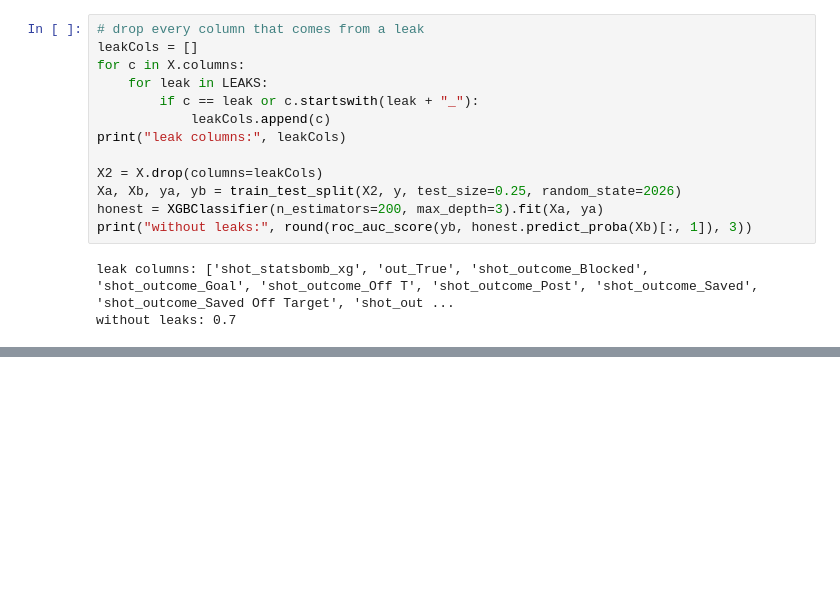
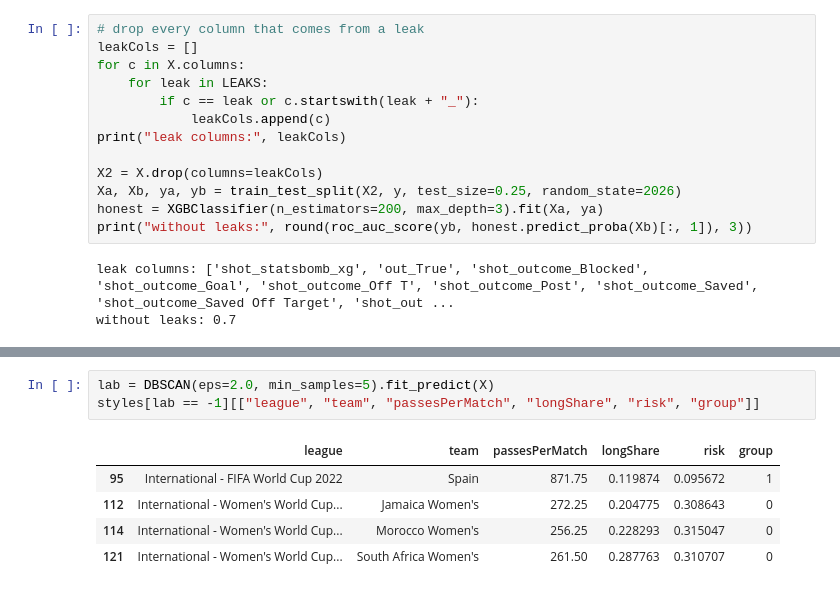
Before and after one commit to darpan-chapagain/goal-pass-predictor, a Jupyter notebook: notebooks/03_eda.ipynb, the cells around one changed output, grey strips where cells are left out. Cells and saved outputs as stored; diff of their text form; blank space fills up the shorter version.

```diff
--- a/notebooks/03_eda.ipynb
+++ b/notebooks/03_eda.ipynb
@@ -111,0 +265,9 @@ without leaks: 0.7
+# %%
+lab = DBSCAN(eps=2.0, min_samples=5).fit_predict(X)
+styles[lab == -1][["league", "team", "passesPerMatch", "longShare", "risk", "group"]]
+# %% [output]
+|  | league | team | passesPerMatch | longShare | risk | group |
+| 95 | International - FIFA World Cup 2022 | Spain | 871.75 | 0.119874 | 0.095672 | 1 |
+| 112 | International - Women's World Cup... | Jamaica Women's | 272.25 | 0.204775 | 0.308643 | 0 |
+| 114 | International - Women's World Cup... | Morocco Women's | 256.25 | 0.228293 | 0.315047 | 0 |
+| 121 | International - Women's World Cup... | South Africa Women's | 261.50 | 0.287763 | 0.310707 | 0 |
```
Also changed, not shown: parts of 9 cells of this notebook, 3 other files.
